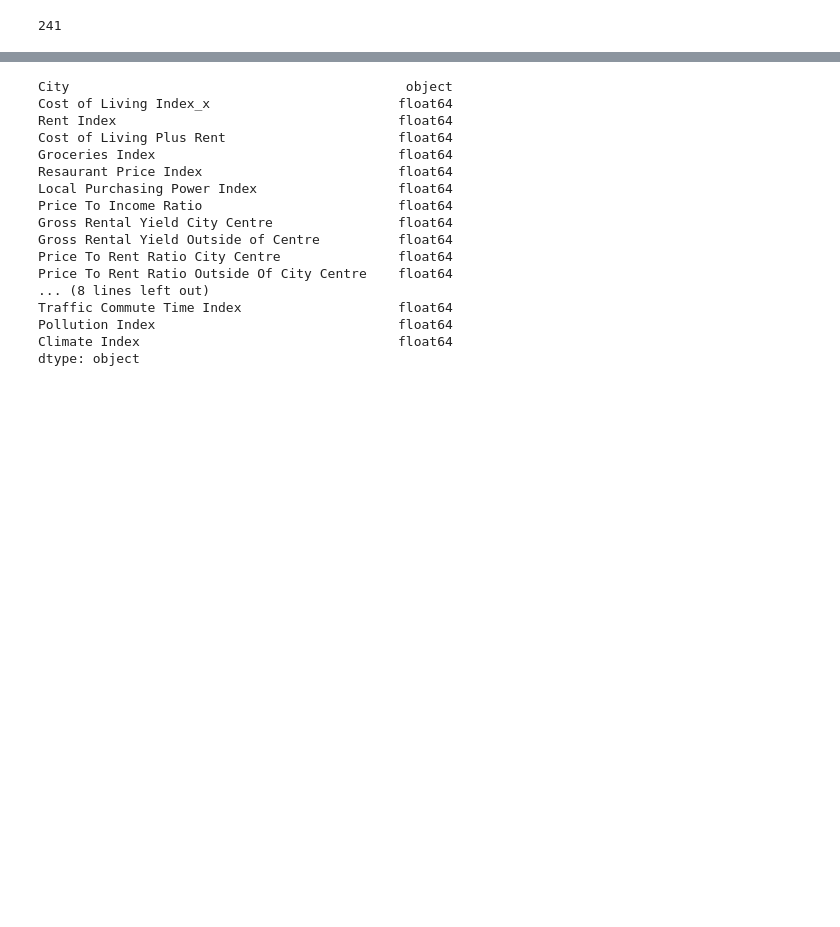
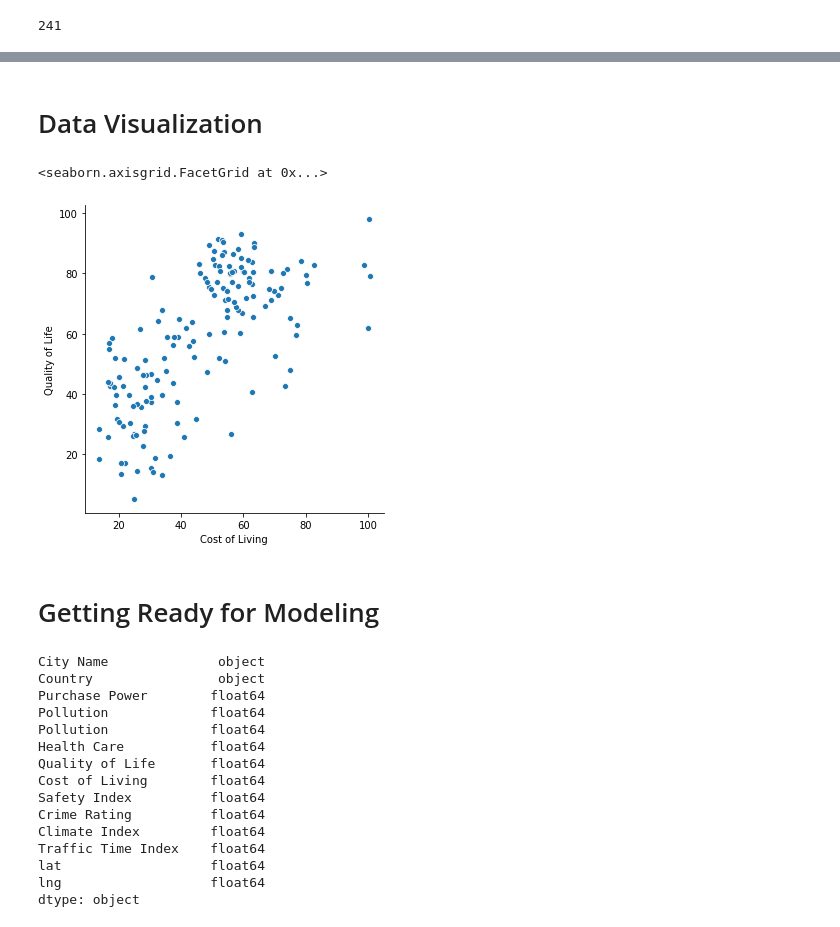
Before and after one commit to b3nb4ggs/tamudatathon2020, a Jupyter notebook: City Search/TAMU_Datathon.ipynb, the cells around one changed output, grey strips where cells are left out. Drawn from its saved outputs; the diff is of its cells as text; code cells hidden in the pictures; blank space fills up the shorter version.

```diff
--- a/City Search/TAMU_Datathon.ipynb
+++ b/City Search/TAMU_Datathon.ipynb
@@ -78 +142,11 @@ df_withLife.head()
+# %%
+#take the two columns for pollution
+df_pollution = pd.DataFrame(list(zip(merged_df['Pollution Index'],merged_df['Pollution'])),columns=["Pollution Index","Pollution"])
+
+#return biggest value into new column pollution max
+merged_df['Pollution Max'] = df_pollution.apply(max, axis=1)
+# %%
+merged_df['Health Care Mean'] = merged_df[['Health Care Index', 'Health Care']].mean(axis=1)
+merged_df = merged_df.drop('Health Care Index',1)
+merged_df = merged_df.drop('Health Care',1)
 # %%
@@ -93 +167,6 @@ Index(['City', 'Cost of Living Index_x', 'Rent Index',
       dtype='object')
+# %%
+merged_df = merged_df.rename(columns={"Pollution Max" : "Pollution", "Health Care Mean" : "Health Care", "Cost of Living Plus Rent" : "Cost of Living","Traffic Commute Time Index" : "Traffic Time Index"})
+# %%
+merged_df = merged_df[['City Name','Country','Purchase Power','Pollution','Health Care','Quality of Life','Cost of Living','Safety Index','Crime Rating','Climate Index','Traffic Time Index','lat','lng']]
+merged_df
@@ -94,22 +187,29 @@ Index(['City', 'Cost of Living Index_x', 'Rent Index',
+# %% [markdown]
+# Data Visualization
+# %%
+sb.relplot(x='Cost of Living',y='Quality of Life',data=merged_df)
+# %% [output]
+<seaborn.axisgrid.FacetGrid at 0x...>
+[figure, added]
+# %% [markdown]
+# Getting Ready for Modeling
 # %%
-df_withLife.dtypes
+merged_df.dtypes
 # %% [output]
-City                                           object
-Cost of Living Index_x                        float64
-Rent Index                                    float64
-Cost of Living Plus Rent                      float64
-Groceries Index                               float64
-Resaurant Price Index                         float64
-Local Purchasing Power Index                  float64
-Price To Income Ratio                         float64
-Gross Rental Yield City Centre                float64
-Gross Rental Yield Outside of Centre          float64
-Price To Rent Ratio City Centre               float64
-Price To Rent Ratio Outside Of City Centre    float64
-... (8 lines left out)
-Traffic Commute Time Index                    float64
-Pollution Index                               float64
-Climate Index                                 float64
+City Name              object
+Country                object
+Purchase Power        float64
+Pollution             float64
+Pollution             float64
+Health Care           float64
+Quality of Life       float64
+Cost of Living        float64
+Safety Index          float64
+Crime Rating          float64
+Climate Index         float64
+Traffic Time Index    float64
+lat                   float64
+lng                   float64
 dtype: object
 # %%
 #encode city column values and give them actual int values
```
Also changed, not shown: parts of 35 cells of this notebook.
